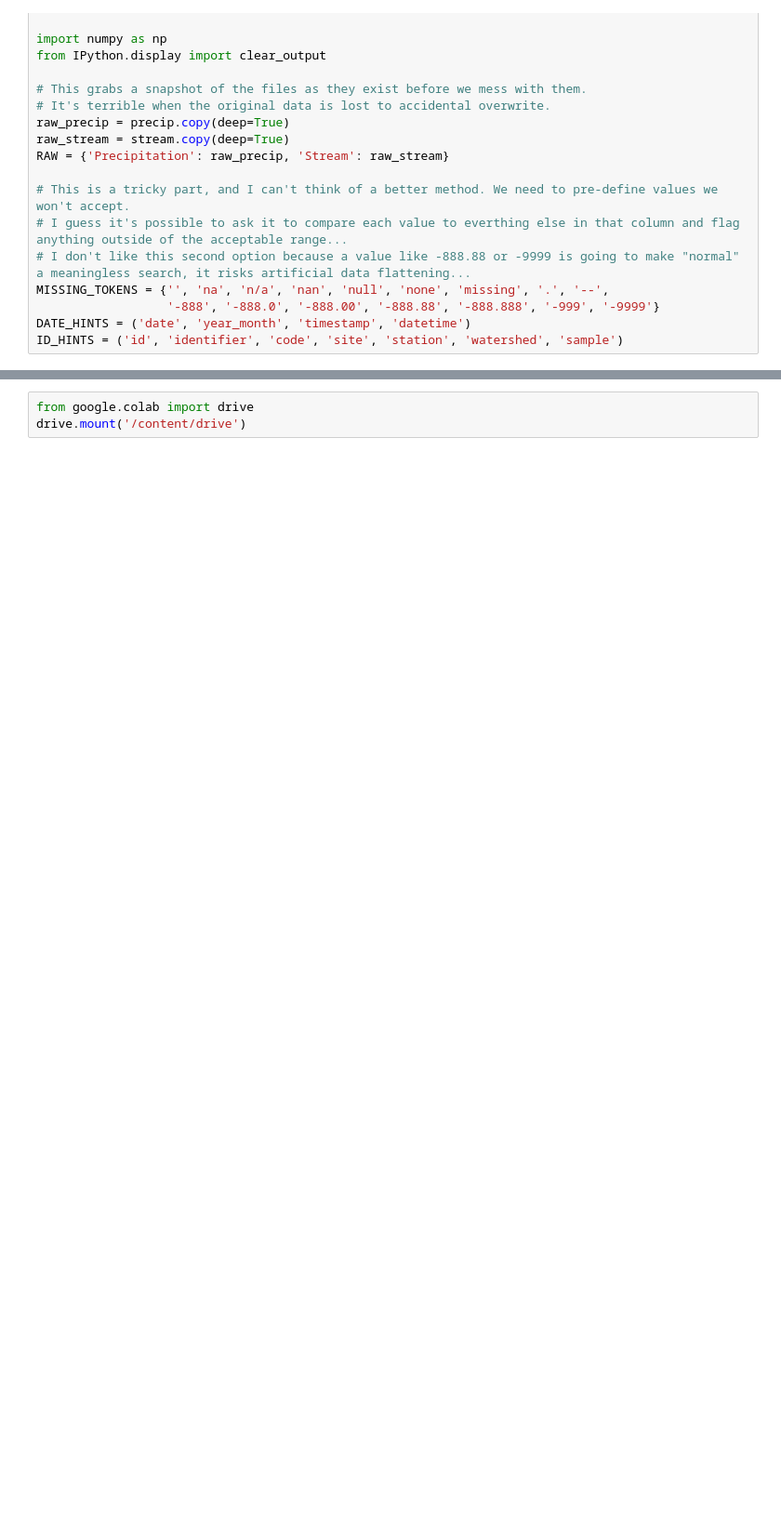
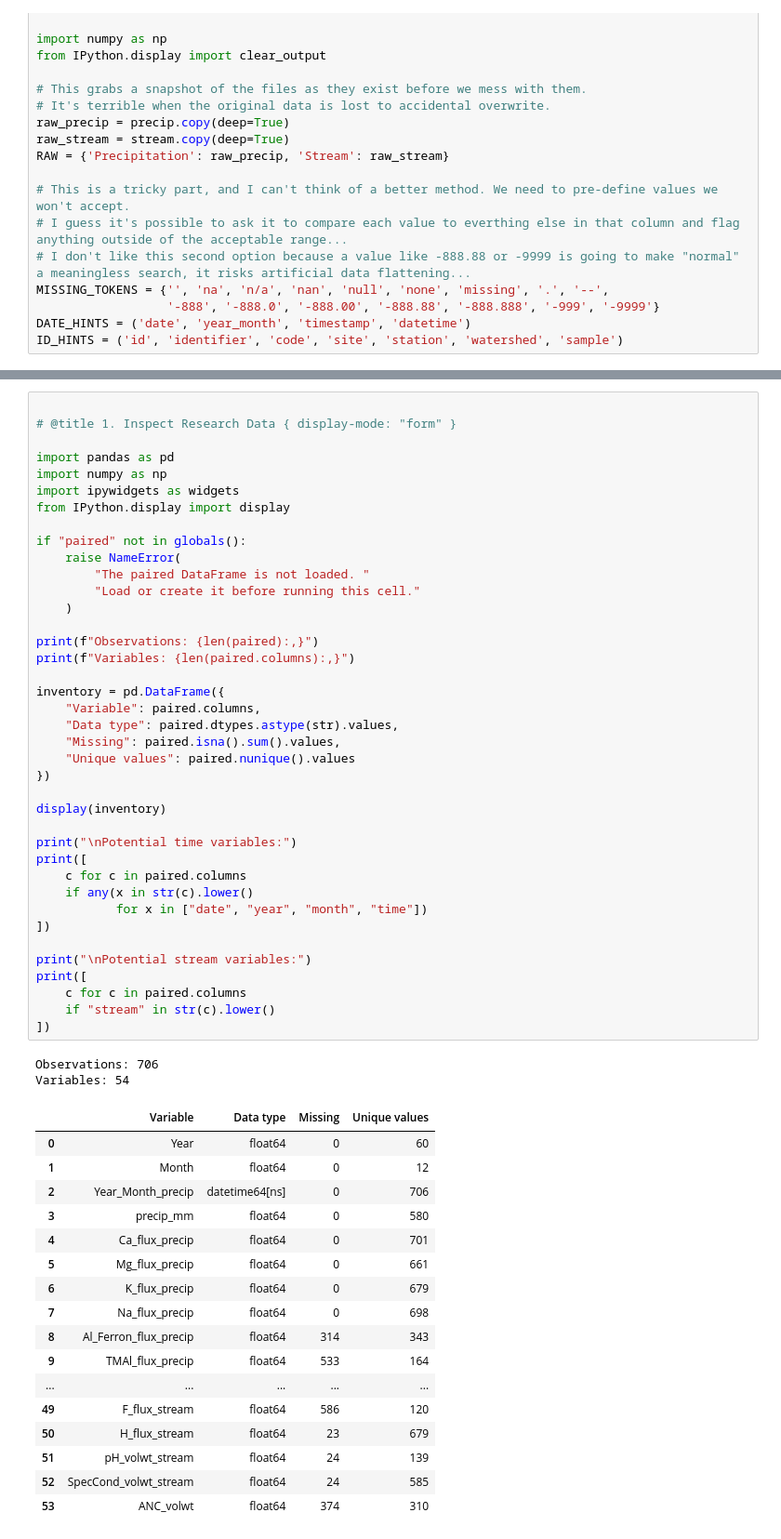
Before and after one commit to DonovanKingMS/Final_Project_Foundations_of_Data_Science, a Jupyter notebook: Final_Project_Data.ipynb, the cells around one changed output, grey strips where cells are left out. Shown at 93% size. Saved outputs shown, nothing was run; the diff lists cells and outputs as text; blank space fills up the shorter version.

```diff
--- a/Final_Project_Data.ipynb
+++ b/Final_Project_Data.ipynb
@@ -736,3 +729,59 @@ show_heatmap()
-# %%
-from google.colab import drive
-drive.mount('/content/drive')
+# %%
+
+# @title 1. Inspect Research Data { display-mode: "form" }
+
+import pandas as pd
+import numpy as np
+import ipywidgets as widgets
+from IPython.display import display
+
+if "paired" not in globals():
+    raise NameError(
+        "The paired DataFrame is not loaded. "
+        "Load or create it before running this cell."
+    )
+
+print(f"Observations: {len(paired):,}")
+print(f"Variables: {len(paired.columns):,}")
+
+inventory = pd.DataFrame({
+    "Variable": paired.columns,
+    "Data type": paired.dtypes.astype(str).values,
+    "Missing": paired.isna().sum().values,
+    "Unique values": paired.nunique().values
+})
+
+display(inventory)
+
+print("\nPotential time variables:")
+print([
+    c for c in paired.columns
+    if any(x in str(c).lower()
+           for x in ["date", "year", "month", "time"])
+])
+
+print("\nPotential stream variables:")
+print([
+    c for c in paired.columns
+    if "stream" in str(c).lower()
+])
+# %% [output]
+Observations: 706
+Variables: 54
+|  | Variable | Data type | Missing | Unique values |
+| 0 | Year | float64 | 0 | 60 |
+| 1 | Month | float64 | 0 | 12 |
+| 2 | Year_Month_precip | datetime64[ns] | 0 | 706 |
+| 3 | precip_mm | float64 | 0 | 580 |
+| 4 | Ca_flux_precip | float64 | 0 | 701 |
+| 5 | Mg_flux_precip | float64 | 0 | 661 |
+| 6 | K_flux_precip | float64 | 0 | 679 |
+| 7 | Na_flux_precip | float64 | 0 | 698 |
+| 8 | Al_Ferron_flux_precip | float64 | 314 | 343 |
+| 9 | TMAl_flux_precip | float64 | 533 | 164 |
+| ... | ... | ... | ... | ... |
+| 49 | F_flux_stream | float64 | 586 | 120 |
+| 50 | H_flux_stream | float64 | 23 | 679 |
+| 51 | pH_volwt_stream | float64 | 24 | 139 |
+| 52 | SpecCond_volwt_stream | float64 | 24 | 585 |
+| 53 | ANC_volwt | float64 | 374 | 310 |
```
Also changed, not shown: parts of 36 cells of this notebook.
